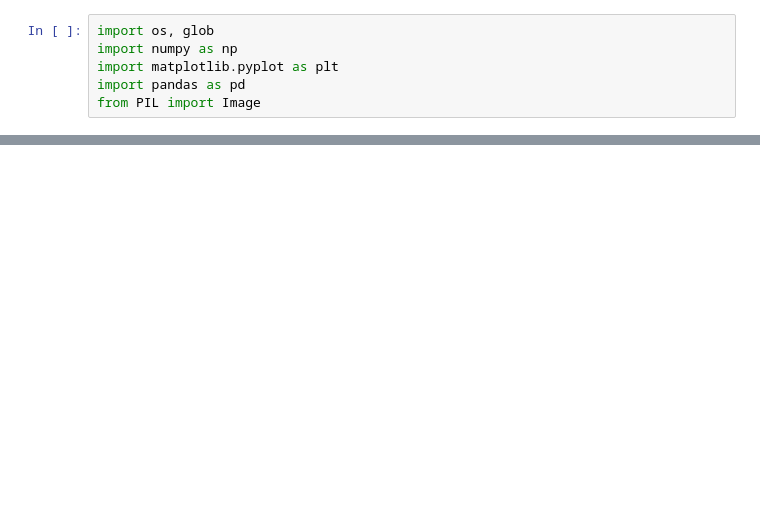
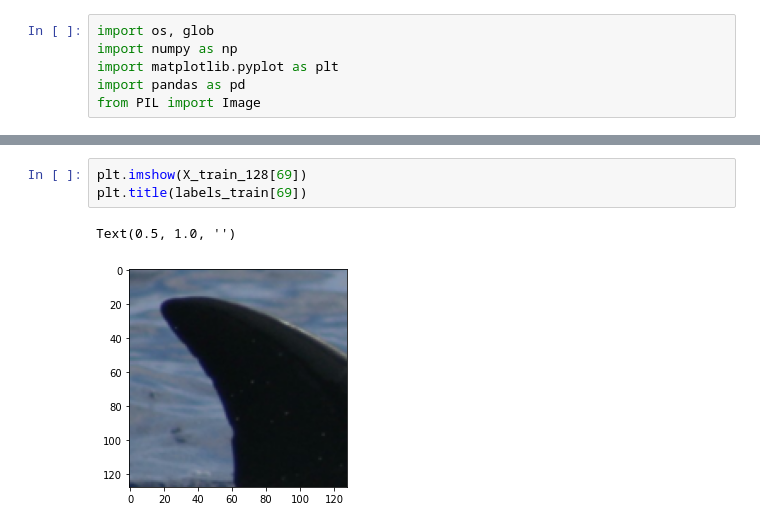
Before and after one commit to mead-d/CS455_Project, a Jupyter notebook: Keck_Mead_Project.ipynb, the cells around one changed output, grey strips where cells are left out. Cells and saved outputs as stored; diff of their text form; blank space fills up the shorter version.

```diff
--- a/Keck_Mead_Project.ipynb
+++ b/Keck_Mead_Project.ipynb
@@ -65,0 +107,6 @@ labels_train.shape
+# %%
+plt.imshow(X_train_128[69])
+plt.title(labels_train[69])
+# %% [output]
+Text(0.5, 1.0, '')
+[figure, added]
```
Also changed, not shown: parts of 8 cells of this notebook.
